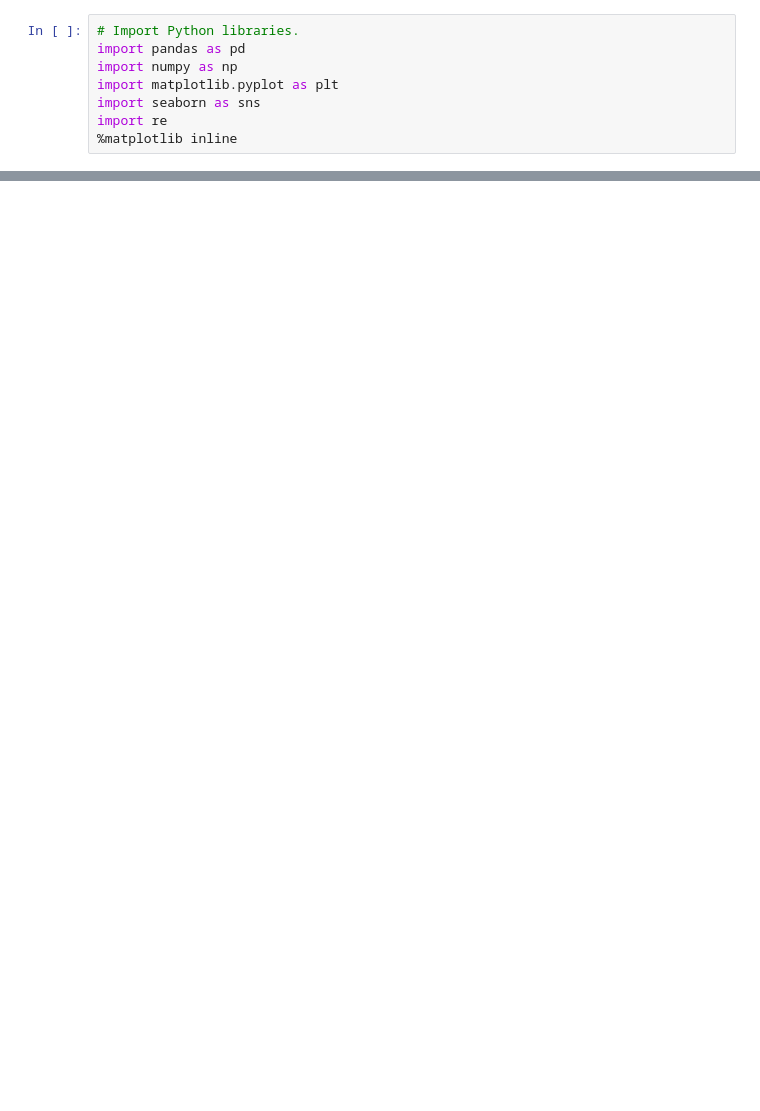
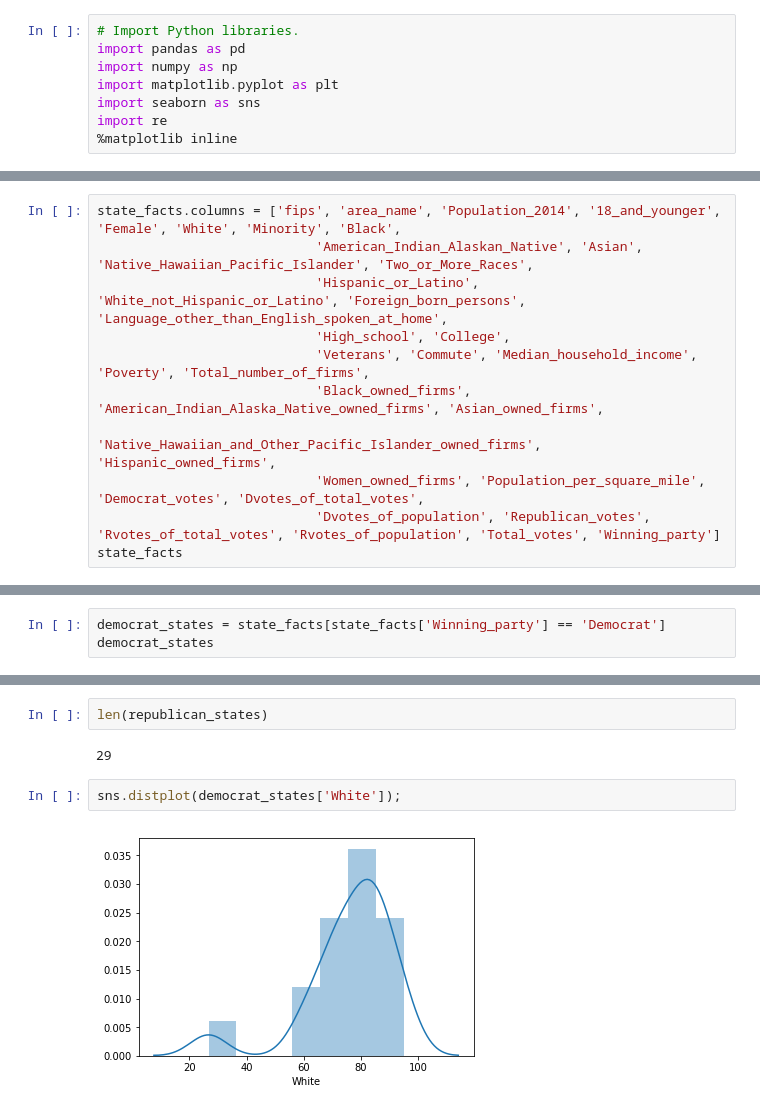
Before and after one commit to akim2034/Thinkful_DS_Bootcamp, a Jupyter notebook: Unit 1/Lesson 5 - Unit 1 Capstone/US Election 2016 Analysis - Unit 1 Capstone.ipynb, the cells around one changed output, grey strips where cells are left out. Cells and saved outputs as stored; diff of their text form; blank space fills up the shorter version.

```diff
--- a/Unit 1/Lesson 5 - Unit 1 Capstone/US Election 2016 Analysis - Unit 1 Capstone.ipynb
+++ b/Unit 1/Lesson 5 - Unit 1 Capstone/US Election 2016 Analysis - Unit 1 Capstone.ipynb
@@ -61,0 +113,11 @@ sns.boxplot(county_facts['RHI425214']);
+# %%
+state_facts.columns = ['fips', 'area_name', 'Population_2014', '18_and_younger', 'Female', 'White', 'Minority', 'Black',
+                            'American_Indian_Alaskan_Native', 'Asian', 'Native_Hawaiian_Pacific_Islander', 'Two_or_More_Races',
+                            'Hispanic_or_Latino', 'White_not_Hispanic_or_Latino', 'Foreign_born_persons', 'Language_other_than_English_spoken_at_home',
+                            'High_school', 'College',
+                            'Veterans', 'Commute', 'Median_household_income', 'Poverty', 'Total_number_of_firms',
+                            'Black_owned_firms', 'American_Indian_Alaska_Native_owned_firms', 'Asian_owned_firms',
+                            'Native_Hawaiian_and_Other_Pacific_Islander_owned_firms', 'Hispanic_owned_firms',
+                            'Women_owned_firms', 'Population_per_square_mile', 'Democrat_votes', 'Dvotes_of_total_votes',
+                            'Dvotes_of_population', 'Republican_votes', 'Rvotes_of_total_votes', 'Rvotes_of_population', 'Total_votes', 'Winning_party']
+state_facts
@@ -61,0 +142,3 @@ sns.boxplot(county_facts['RHI425214']);
+# %%
+democrat_states = state_facts[state_facts['Winning_party'] == 'Democrat']
+democrat_states
@@ -61,0 +189,8 @@ sns.boxplot(county_facts['RHI425214']);
+# %%
+len(republican_states)
+# %% [output]
+29
+# %%
+sns.distplot(democrat_states['White']);
+# %% [output]
+[figure, added]
```
Also changed, not shown: parts of 31 cells of this notebook, 3 other files.
